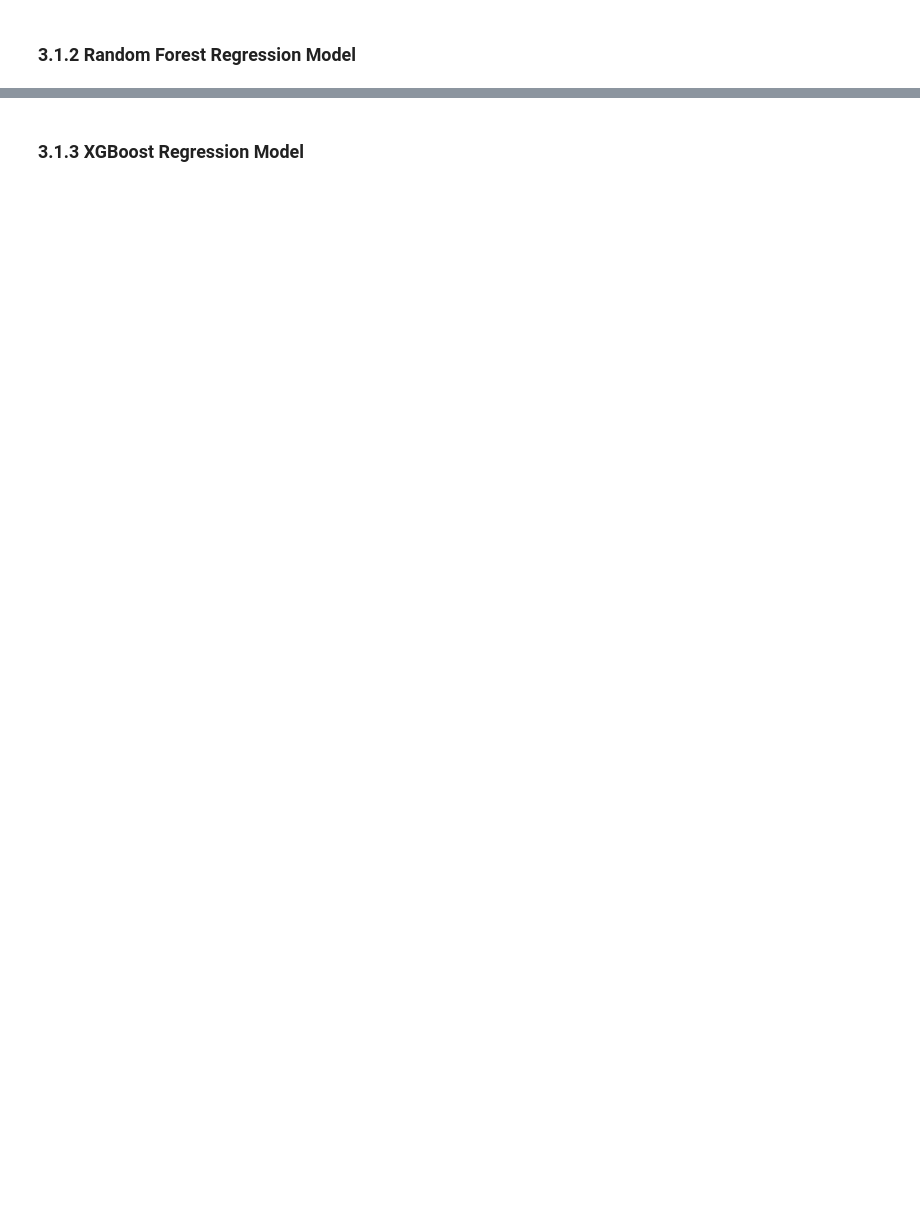
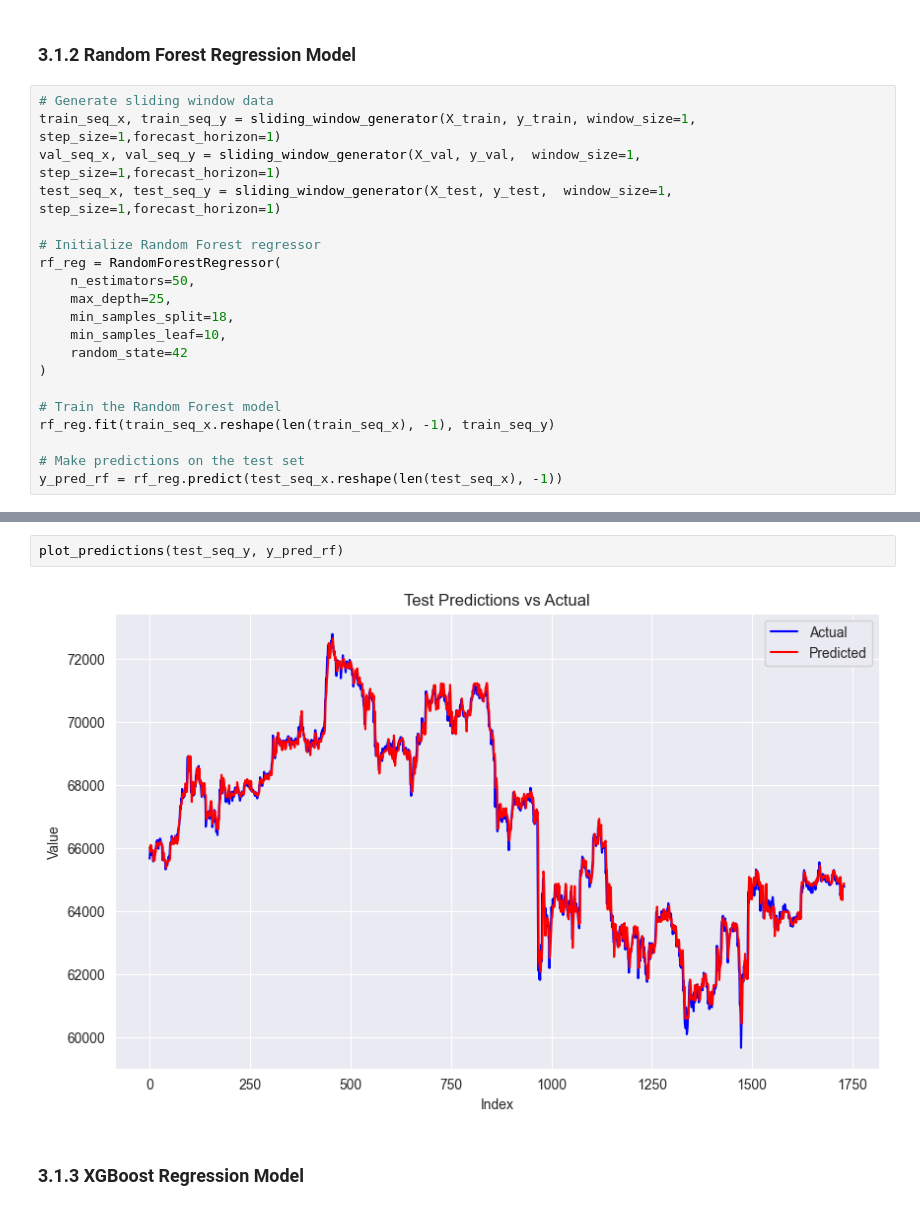
Before and after one commit to emrecobann/SurfingBTCWaves, a Jupyter notebook: SurfingBTC.ipynb, the cells around one changed output, grey strips where cells are left out. Drawn from its saved outputs; the diff is of its cells as text; blank space fills up the shorter version.

```diff
--- a/SurfingBTC.ipynb
+++ b/SurfingBTC.ipynb
@@ -444,3 +484,23 @@ def sliding_window_generator(x_df, y_df, window_size, step_size):
 # %% [markdown]
 <a id=3.1.2></a>
 ### 3.1.2 Random Forest Regression Model
+# %%
+# Generate sliding window data
+train_seq_x, train_seq_y = sliding_window_generator(X_train, y_train, window_size=1, step_size=1,forecast_horizon=1)
+val_seq_x, val_seq_y = sliding_window_generator(X_val, y_val,  window_size=1, step_size=1,forecast_horizon=1)
+test_seq_x, test_seq_y = sliding_window_generator(X_test, y_test,  window_size=1, step_size=1,forecast_horizon=1)
+
+# Initialize Random Forest regressor
+rf_reg = RandomForestRegressor(
+    n_estimators=50,
+    max_depth=25,
+    min_samples_split=18,
+    min_samples_leaf=10,
+    random_state=42
+)
+
+# Train the Random Forest model
+rf_reg.fit(train_seq_x.reshape(len(train_seq_x), -1), train_seq_y)
+
+# Make predictions on the test set
+y_pred_rf = rf_reg.predict(test_seq_x.reshape(len(test_seq_x), -1))
@@ -447,3 +513,7 @@ def sliding_window_generator(x_df, y_df, window_size, step_size):
+# %%
+plot_predictions(test_seq_y, y_pred_rf)
+# %% [output]
+[figure, added]
 # %% [markdown]
 <a id=3.1.3></a>
 ### 3.1.3 XGBoost Regression Model
```
Also changed, not shown: parts of 22 cells of this notebook.
